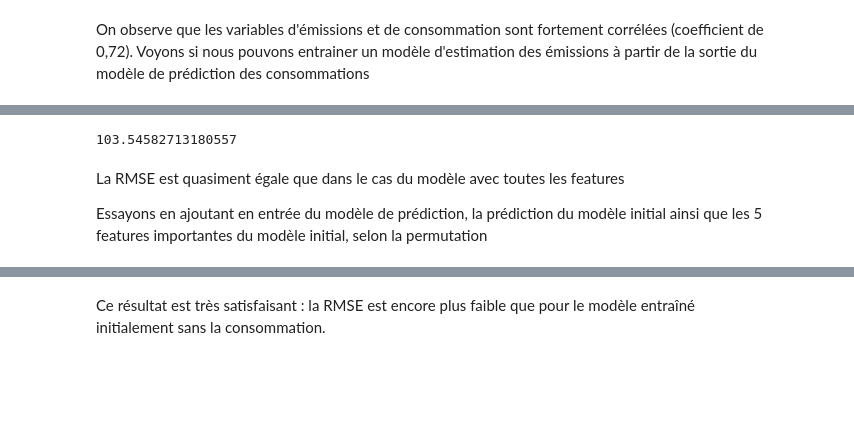
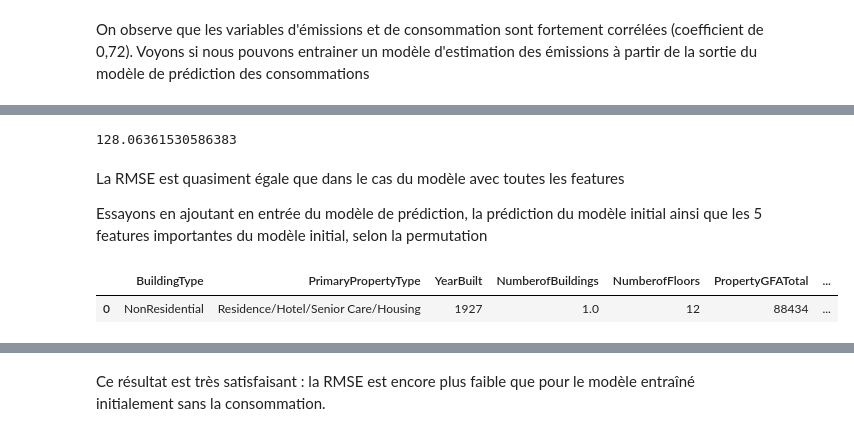
Before and after one commit to wdavid93/OpenClassRoom, a Jupyter notebook: Projet_4/Modele_final.ipynb, the cells around one changed output, grey strips where cells are left out. Cells and saved outputs as stored; diff of their text form; code cells hidden in the pictures; blank space fills up the shorter version.

```diff
--- a/Projet_4/Modele_final.ipynb
+++ b/Projet_4/Modele_final.ipynb
@@ -1375,11 +1431,16 @@ GridSearchCV(cv=5, error_score='raise-deprecating',
 # %%
 math.sqrt(mean_squared_error(rfr_emissions_court.best_estimator_.predict(
-    np.vstack([dict_modeles_new['Random Forest Regressor'].predict(X_test2), np.ones(X_test2.shape[0])]).T),
+    np.vstack([dict_modeles['Random Forest Regressor'].predict(X_test2), np.ones(X_test2.shape[0])]).T),
                              y_test2))
 # %% [output]
-103.54582713180557
+128.06361530586383
 # %% [markdown]
 La RMSE est quasiment égale que dans le cas du modèle avec toutes les features
 
 Essayons en ajoutant en entrée du modèle de prédiction, la prédiction du modèle initial ainsi que les 5 features importantes du modèle initial, selon la permutation
+# %%
+data.head(1)
+# %% [output]
+|  | BuildingType | PrimaryPropertyType | YearBuilt | NumberofBuildings | NumberofFloors | PropertyGFATotal | ... |
+| 0 | NonResidential | Residence/Hotel/Senior Care/Housing | 1927 | 1.0 | 12 | 88434 | ... |
 # %%
```
Also changed, not shown: parts of 60 cells of this notebook, 17 other files.
